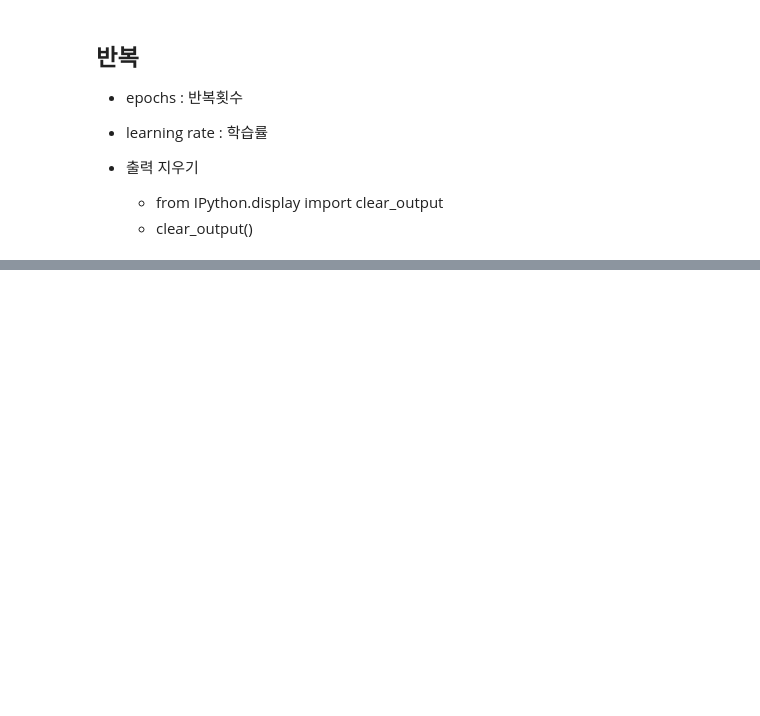
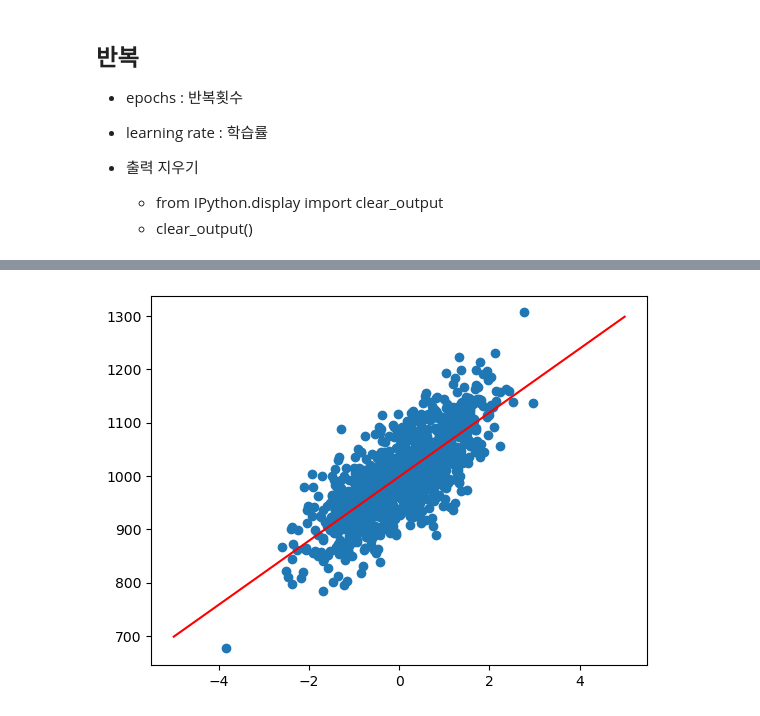
Before and after one commit to wonder1ng/study, a Jupyter notebook: 01_03_선형회귀_직접구현.ipynb, the cells around one changed output, grey strips where cells are left out. Cells and saved outputs as stored; diff of their text form; code cells hidden in the pictures; blank space fills up the shorter version.

```diff
--- a/01_03_선형회귀_직접구현.ipynb
+++ b/01_03_선형회귀_직접구현.ipynb
@@ -147,0 +211,10 @@ plt.show()
+# %%
+from sklearn.metrics import r2_score
+
+tmp = make_linear_regression_model()
+tmp.fit(x_train, y_train)
+print(tmp.w1, tmp.w0, tmp.cost)
+print()
+print(tmp.predict(x_train))
+print()
+print(tmp.score(y_train,tmp.predict(x_train))==r2_score(y_train,tmp.predict(x_train)), tmp.score(y_train,tmp.predict(x_train)), r2_score(y_train,tmp.predict(x_train)))
@@ -147,0 +239,6 @@ plt.show()
+# %%
+plt.plot([-5, 5], [-5*w1+w0, 5*w1+w0], color='r')
+plt.scatter(x_train, y_train)
+plt.show()
+# %% [output]
+[figure, added]
```
Also changed, not shown: parts of 14 cells of this notebook.
